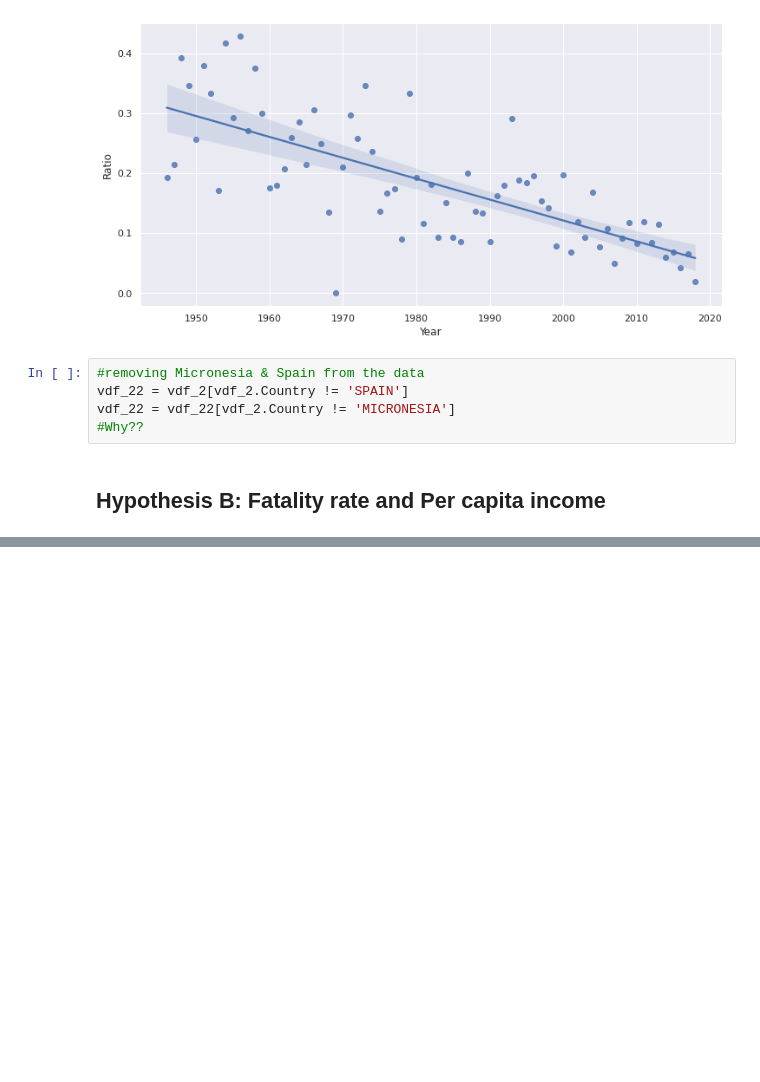
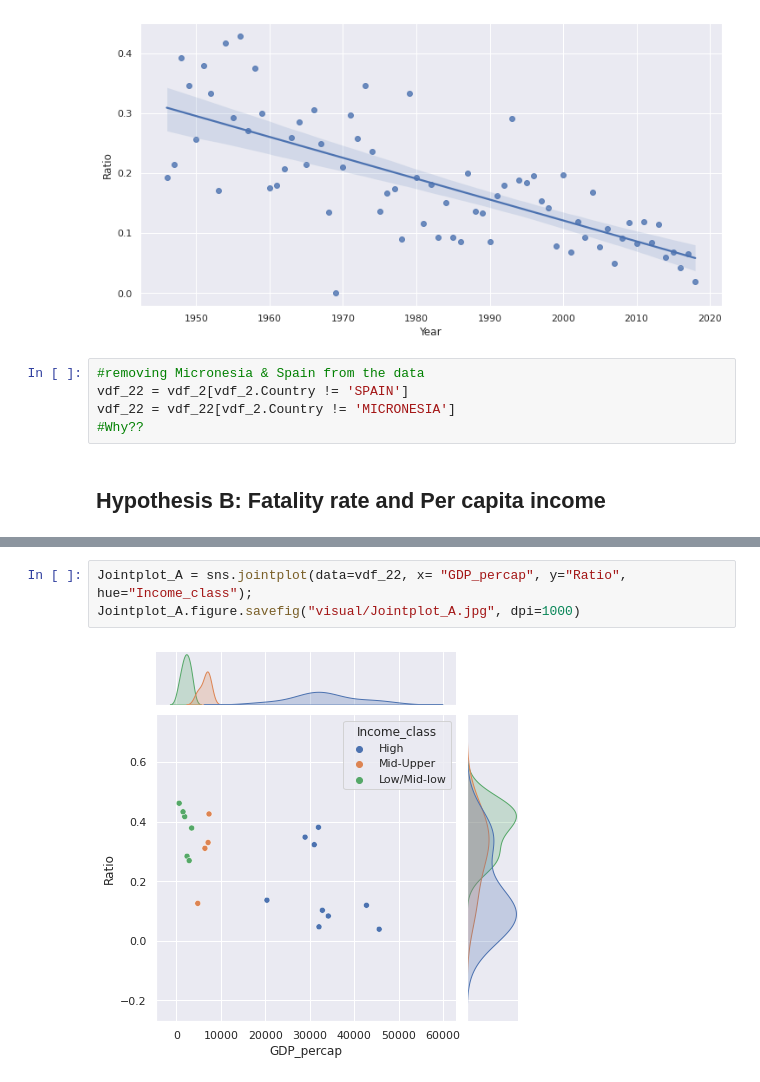
Before and after one commit to DiSanchz/data-cleaning-pandas, a Jupyter notebook: analysis.ipynb, the cells around one changed output, grey strips where cells are left out. Drawn from its saved outputs; the diff is of its cells as text; blank space fills up the shorter version.

```diff
--- a/analysis.ipynb
+++ b/analysis.ipynb
@@ -90,0 +97,5 @@ fig.show()
+# %%
+Jointplot_A = sns.jointplot(data=vdf_22, x= "GDP_percap", y="Ratio", hue="Income_class");
+Jointplot_A.figure.savefig("visual/Jointplot_A.jpg", dpi=1000)
+# %% [output]
+[figure, added]
```
Also changed, not shown: parts of 7 cells of this notebook, 1 other file.
